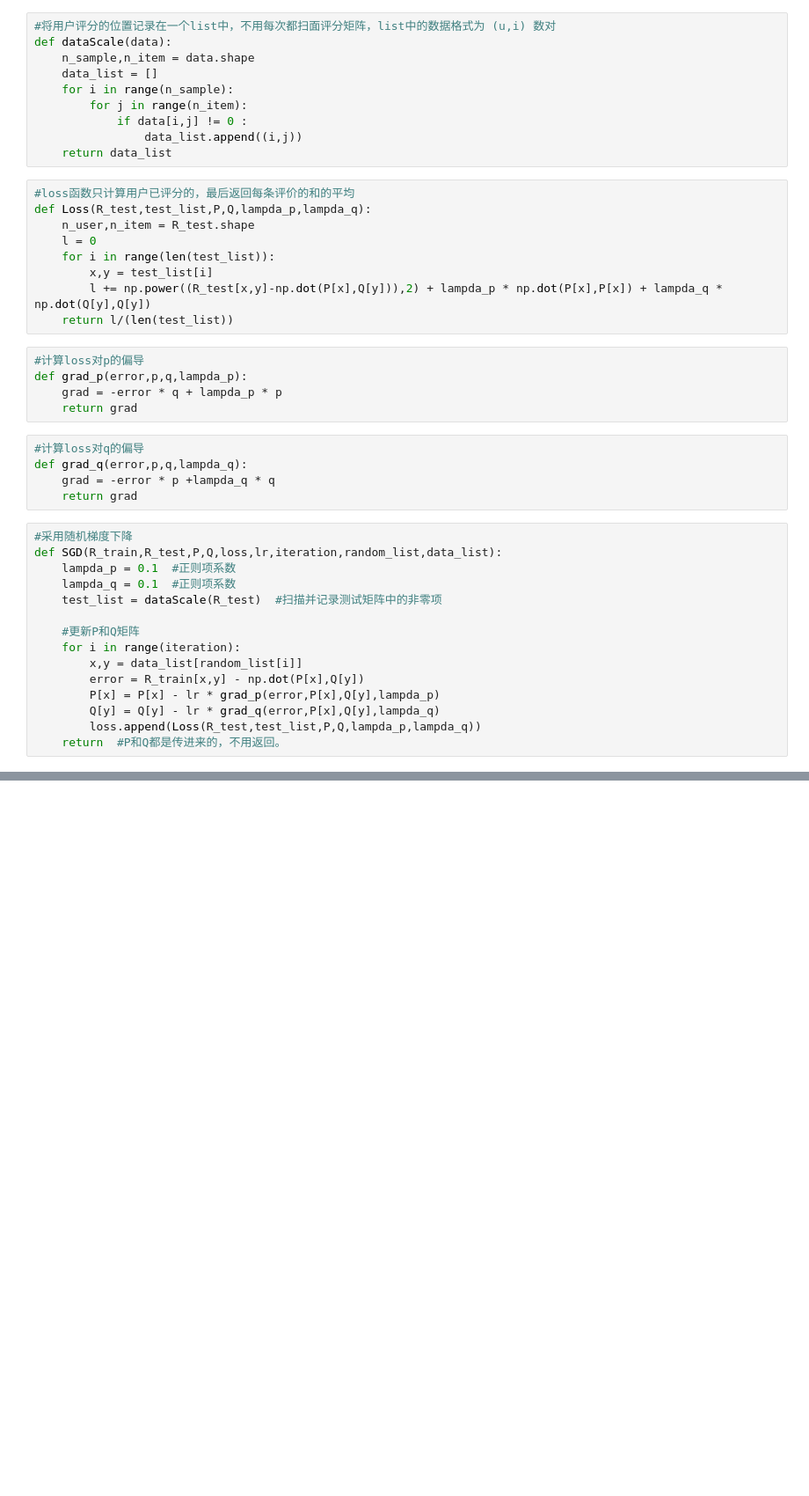
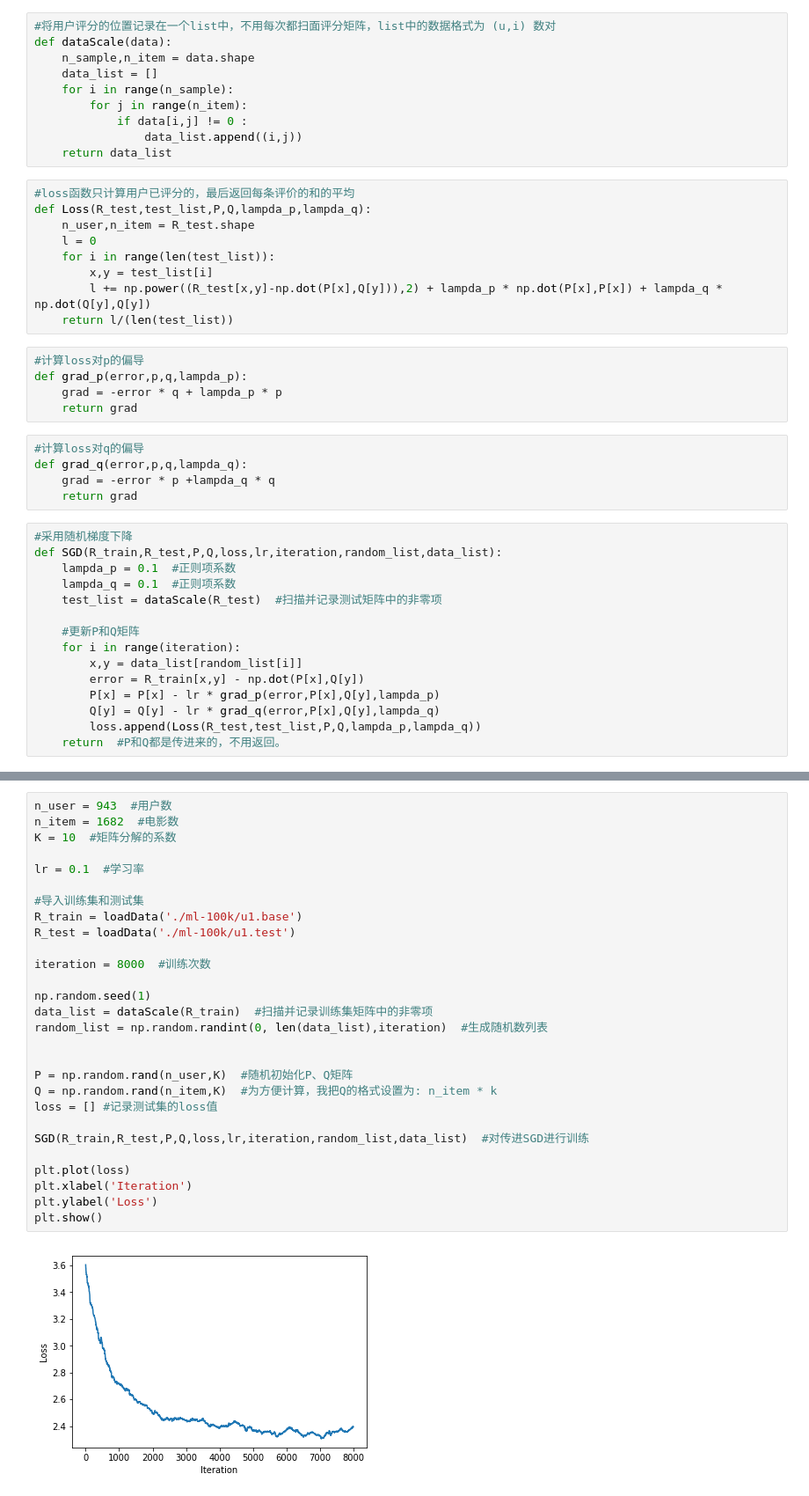
Before and after one commit to wenwei567/ML2017-lab-04, a Jupyter notebook: experiment.ipynb, the cells around one changed output, grey strips where cells are left out. Shown: that part at 88% size. Cells and saved outputs as stored; diff of their text form; blank space fills up the shorter version.

```diff
--- a/experiment.ipynb
+++ b/experiment.ipynb
@@ -121,0 +93,30 @@ plt.show()
+# %%
+n_user = 943  #用户数
+n_item = 1682  #电影数
+K = 10  #矩阵分解的系数
+
+lr = 0.1  #学习率
+
+#导入训练集和测试集
+R_train = loadData('./ml-100k/u1.base')
+R_test = loadData('./ml-100k/u1.test')
+
+iteration = 8000  #训练次数
+
+np.random.seed(1)
+data_list = dataScale(R_train)  #扫描并记录训练集矩阵中的非零项
+random_list = np.random.randint(0, len(data_list),iteration)  #生成随机数列表
+
+
+P = np.random.rand(n_user,K)  #随机初始化P、Q矩阵
+Q = np.random.rand(n_item,K)  #为方便计算，我把Q的格式设置为: n_item * k
+loss = [] #记录测试集的loss值
+
+SGD(R_train,R_test,P,Q,loss,lr,iteration,random_list,data_list)  #对传进SGD进行训练
+
+plt.plot(loss)
+plt.xlabel('Iteration')
+plt.ylabel('Loss')
+plt.show()
+# %% [output]
+[figure, added]
```
Also changed, not shown: parts of 3 cells of this notebook, 25 other files.
